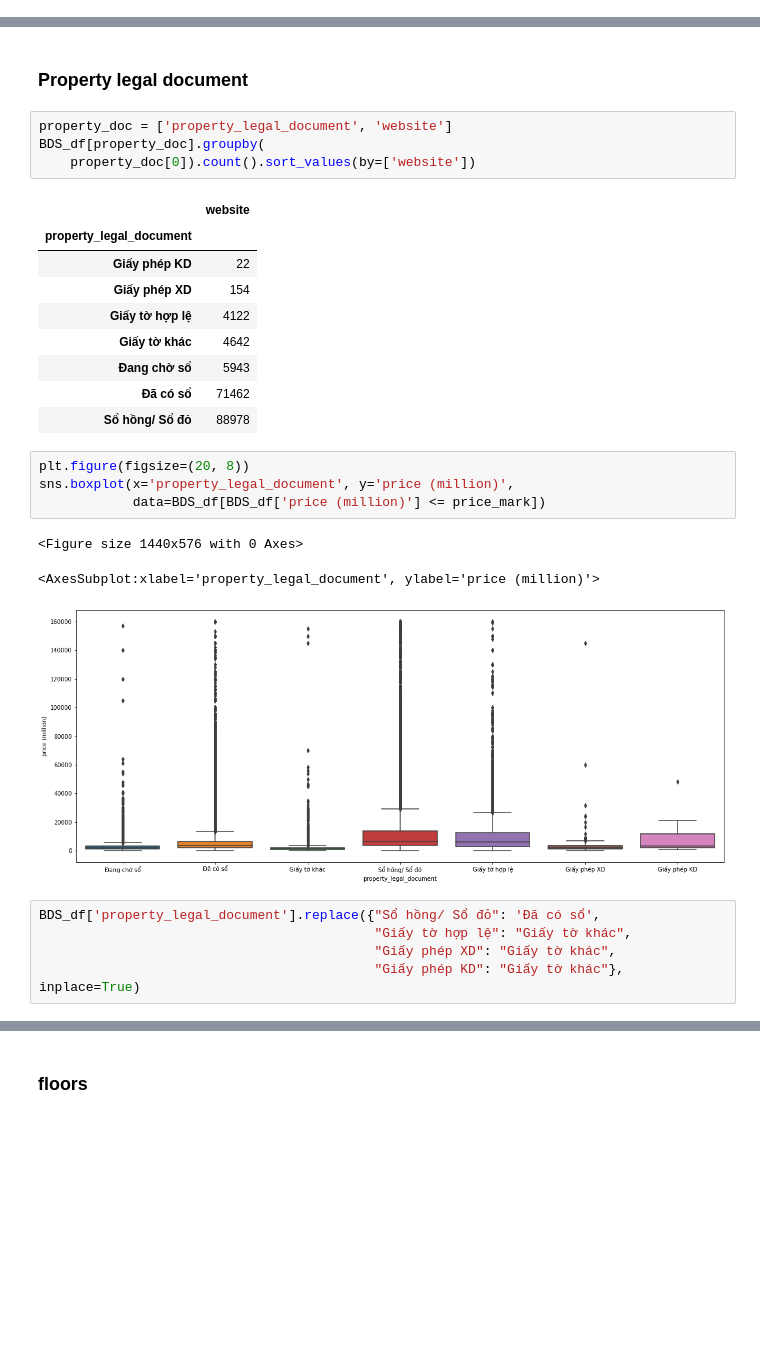
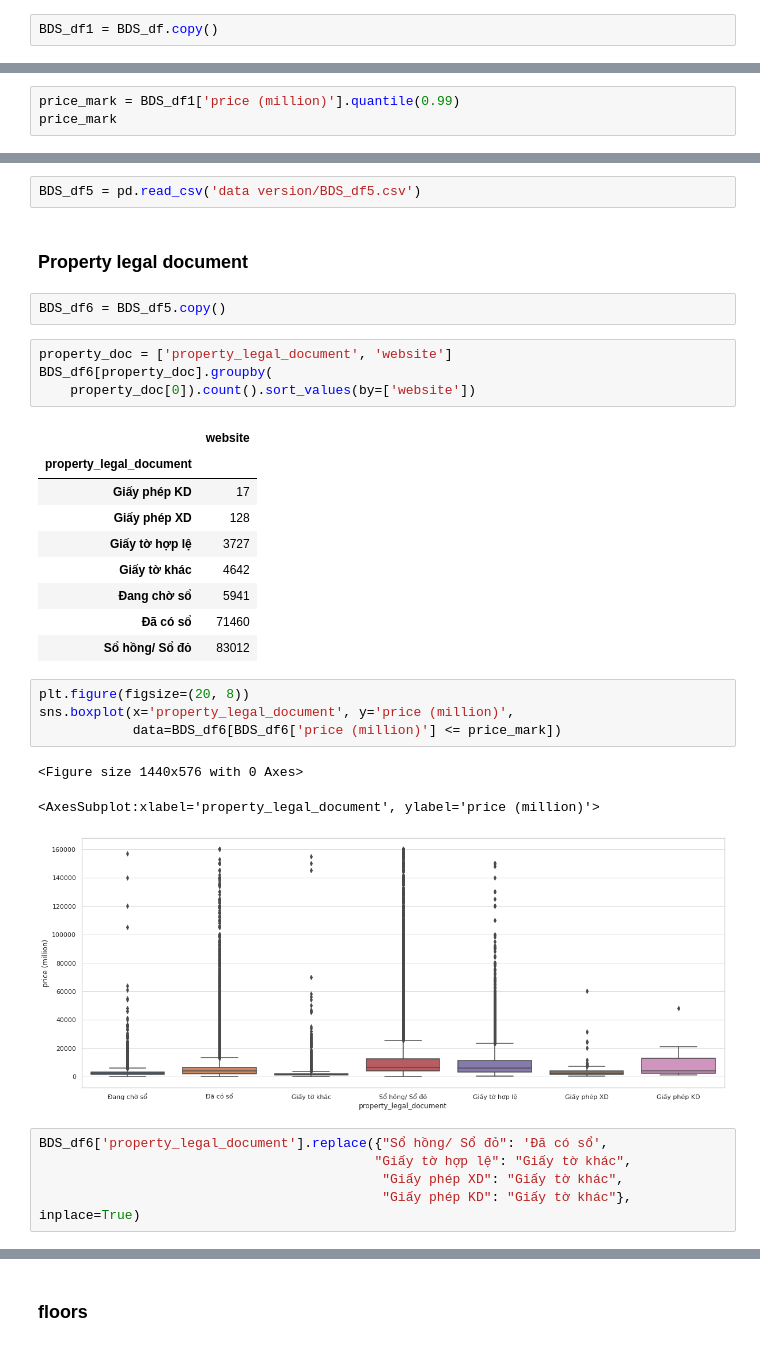
Before and after one commit to DaiVo20/-Real-Estate-Data-Analysis, a Jupyter notebook: EDA.ipynb, the cells around one changed output, grey strips where cells are left out. Drawn from its saved outputs; the diff is of its cells as text; blank space fills up the shorter version.

```diff
--- a/EDA.ipynb
+++ b/EDA.ipynb
@@ -114,2 +141,4 @@ Index(['list_time', 'ward', 'area', 'region', 'property_status', 'direction',
+# %%
+BDS_df1 = BDS_df.copy()
 # %% [markdown]
 ### price
@@ -166,0 +162,3 @@ price_mark
+# %%
+price_mark = BDS_df1['price (million)'].quantile(0.99)
+price_mark
@@ -287,29 +753,33 @@ Text(0.5, 1.0, 'Giá bất động sản ở Đồng Nai')
+# %%
+BDS_df5 = pd.read_csv('data version/BDS_df5.csv')
 # %% [markdown]
 ### Property legal document
+# %%
+BDS_df6 = BDS_df5.copy()
 # %%
 property_doc = ['property_legal_document', 'website']
-BDS_df[property_doc].groupby(
+BDS_df6[property_doc].groupby(
     property_doc[0]).count().sort_values(by=['website'])
 # %% [output]
 |  | website |
 | property_legal_document |  |
-| Giấy phép KD | 22 |
-| Giấy phép XD | 154 |
-| Giấy tờ hợp lệ | 4122 |
+| Giấy phép KD | 17 |
+| Giấy phép XD | 128 |
+| Giấy tờ hợp lệ | 3727 |
 | Giấy tờ khác | 4642 |
-| Đang chờ sổ | 5943 |
-| Đã có sổ | 71462 |
-| Sổ hồng/ Sổ đỏ | 88978 |
+| Đang chờ sổ | 5941 |
+| Đã có sổ | 71460 |
+| Sổ hồng/ Sổ đỏ | 83012 |
 # %%
 plt.figure(figsize=(20, 8))
 sns.boxplot(x='property_legal_document', y='price (million)',
-            data=BDS_df[BDS_df['price (million)'] <= price_mark])
+            data=BDS_df6[BDS_df6['price (million)'] <= price_mark])
 # %% [output]
 <Figure size 1440x576 with 0 Axes>
 <AxesSubplot:xlabel='property_legal_document', ylabel='price (million)'>
-[figure, old version]
+[figure, new version]
 # %%
-BDS_df['property_legal_document'].replace({"Sổ hồng/ Sổ đỏ": 'Đã có sổ',
+BDS_df6['property_legal_document'].replace({"Sổ hồng/ Sổ đỏ": 'Đã có sổ',
                                            "Giấy tờ hợp lệ": "Giấy tờ khác",
-                                           "Giấy phép XD": "Giấy tờ khác",
-                                           "Giấy phép KD": "Giấy tờ khác"}, inplace=True)
+                                            "Giấy phép XD": "Giấy tờ khác",
+                                            "Giấy phép KD": "Giấy tờ khác"}, inplace=True)
```
Also changed, not shown: parts of 189 cells of this notebook, 9 other files.
